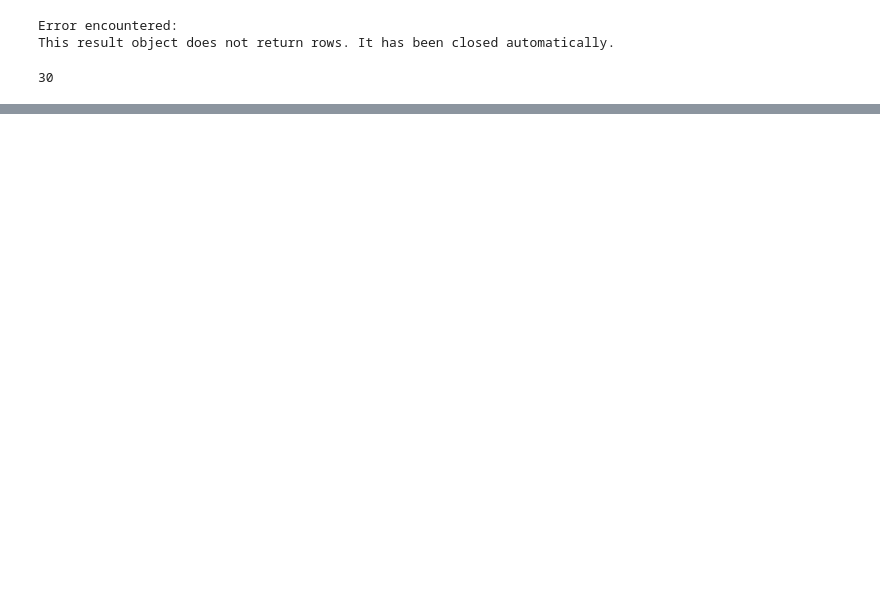
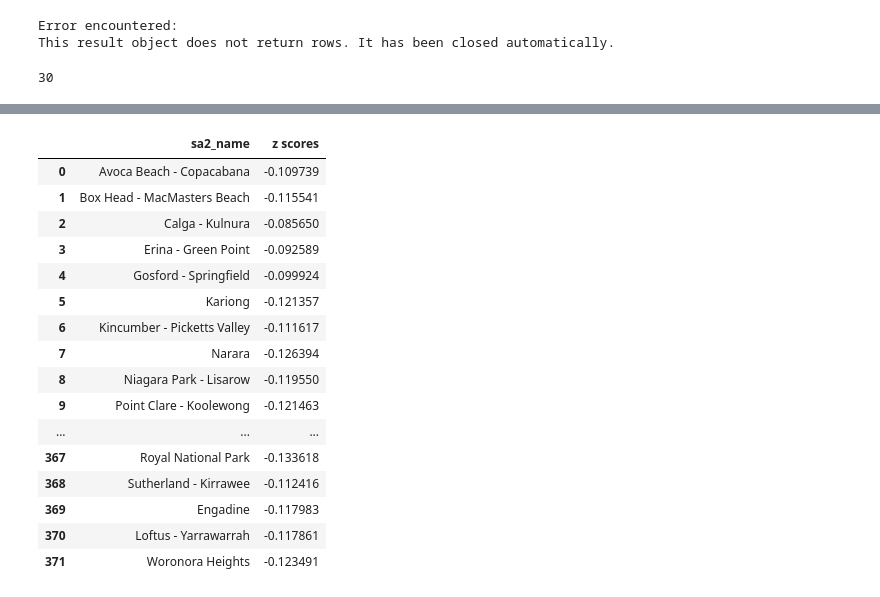
Before and after one commit to el2023/ertgoiq3oihqogihroqihge, a Jupyter notebook: test.ipynb, the cells around one changed output, grey strips where cells are left out. Cells and saved outputs as stored; diff of their text form; code cells hidden in the pictures; blank space fills up the shorter version.

```diff
--- a/test.ipynb
+++ b/test.ipynb
@@ -613,0 +615,20 @@ print(healthz)
+# %%
+retailz
+# %% [output]
+|  | sa2_name | z scores |
+| 0 | Avoca Beach - Copacabana | -0.109739 |
+| 1 | Box Head - MacMasters Beach | -0.115541 |
+| 2 | Calga - Kulnura | -0.085650 |
+| 3 | Erina - Green Point | -0.092589 |
+| 4 | Gosford - Springfield | -0.099924 |
+| 5 | Kariong | -0.121357 |
+| 6 | Kincumber - Picketts Valley | -0.111617 |
+| 7 | Narara | -0.126394 |
+| 8 | Niagara Park - Lisarow | -0.119550 |
+| 9 | Point Clare - Koolewong | -0.121463 |
+| ... | ... | ... |
+| 367 | Royal National Park | -0.133618 |
+| 368 | Sutherland - Kirrawee | -0.112416 |
+| 369 | Engadine | -0.117983 |
+| 370 | Loftus - Yarrawarrah | -0.117861 |
+| 371 | Woronora Heights | -0.123491 |
```
Also changed, not shown: parts of 28 cells of this notebook, 1 other file.
